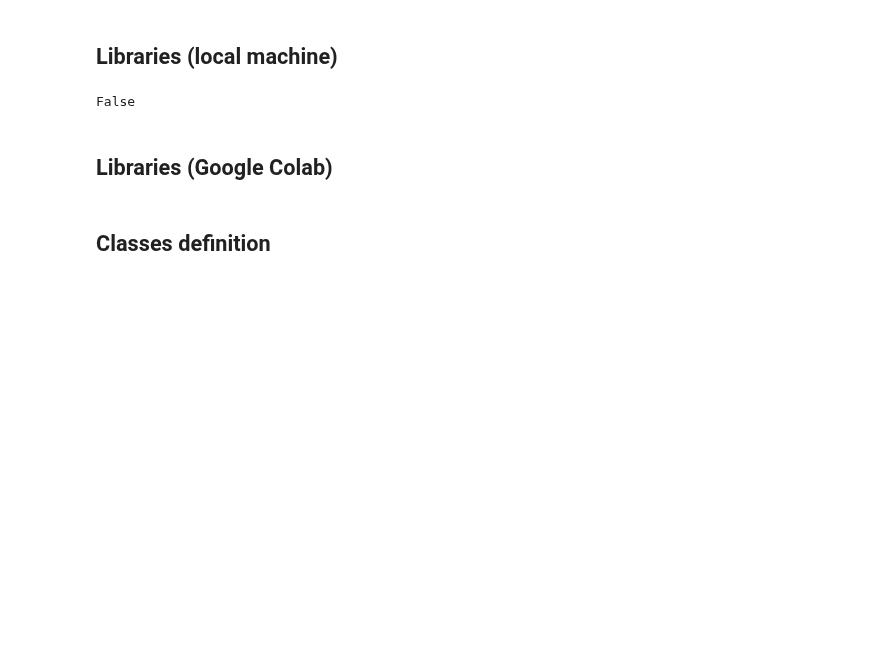
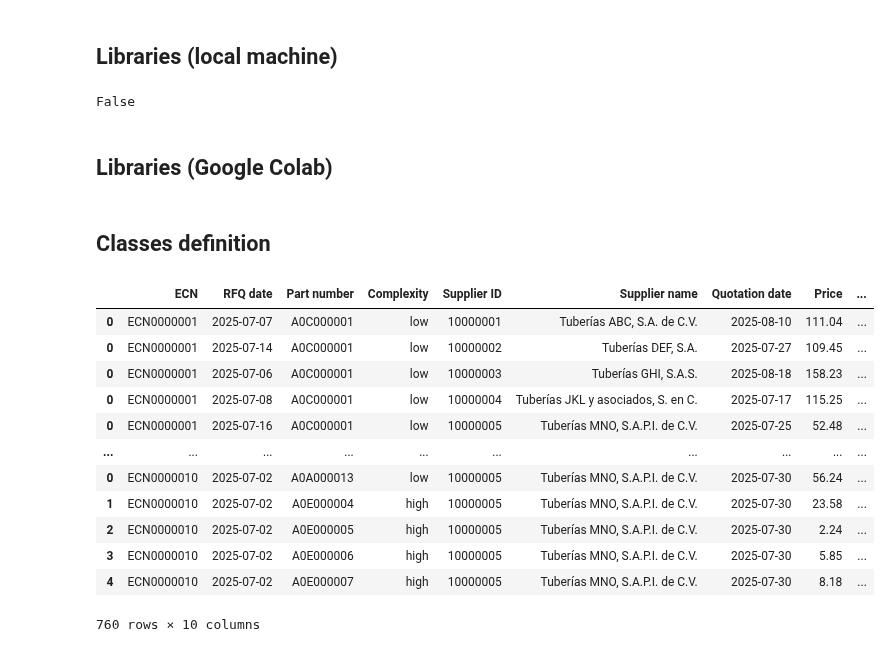
Before and after one commit to rubusarbaro/supplier-selection_fuzzy-logic_thesis, a Jupyter notebook: Simulation.ipynb, the cells around one changed output. Drawn from its saved outputs; the diff is of its cells as text; code cells hidden in the pictures; blank space fills up the shorter version.

```diff
--- a/Simulation.ipynb
+++ b/Simulation.ipynb
@@ -154,6 +186,21 @@ class Environment:
   def __init__(self):
     self.suppliers = []
     self.ecns = []
+    self.ecn_tracker = {
+            "ECN": [],
+            "RFQ date": [],
+            "Part number": [],
+            "Complexity": [],
+            "Supplier ID": [],
+            "Supplier name": [],
+            "Quotation date": [],
+            "Price": [],
+            "Lead time": [],
+            "ETA": [],
+            "Delivery date": [],
+            "Quotation time": [],
+            "OTD": []
+        }
     self.part_kinds = {
         "A": {
             "average": float(getenv("AVG_A_PART_KIND", 0)),
@@ -202,6 +249,10 @@ class Environment:
   def add_supplier(self, supplier: Supplier):
     self.suppliers.append(supplier)
 
+  def add_suppliers(self, suppliers: list[Supplier]):
+    for supplier in suppliers:
+      self.add_supplier(supplier)
+
   def gen_ecn(self, qty: int):
     for i in range(qty):
       ecn_part_numbers = []
@@ -223,21 +274,42 @@ class Environment:
       ecn_number = len(self.ecns) + 1
       self.ecns.append(ECN(ecn_id=f"ECN{str(ecn_number).zfill(7)}", pn_list=ecn_part_numbers))
 
-  def gen_initial_df(self, ecn_qty: int):
+  def gen_initial_quotation_df(self, ecn_qty: int):
     self.gen_ecn(ecn_qty)
 
-    df = pd.DataFrame(data=None, columns=["ECN", "Part number", "Complexity", "Supplier ID", "Supplier name", "Price", "Lead time"])
+    df = pd.DataFrame(data=None, columns=["ECN", "RFQ date", "Part number", "Complexity", "Supplier ID", "Supplier name", "Quotation date", "Price", "Lead time", "Quotation time"])
 
     for ecn in self.ecns:
       for supplier in self.suppliers:
-        quotation_df = pd.DataFrame(supplier.quote(ecn))
-        pd.concat([df, quotation_df])
+        supplier.quote(ecn)
+        for quotation in supplier.quotations:
+          df = pd.concat([df, pd.DataFrame(data=quotation.price_list)])
 
     return df
 # %%
 env = Environment()
-env.gen_ecn(10)
 
-for ecn in env.ecns:
-    for item in ecn.items:
-        print(item)
+supplier_1 = Supplier(id="10000001", name="Tuberías ABC, S.A. de C.V.", price_profile="regular", quotation_profile="high", sample_delivery_punctuality_profile="regular")
+supplier_2 = Supplier(id="10000002", name="Tuberías DEF, S.A.", price_profile="regular", quotation_profile="regular", sample_delivery_punctuality_profile="regular")
+supplier_3 = Supplier(id="10000003", name="Tuberías GHI, S.A.S.", price_profile="high", quotation_profile="low", sample_delivery_punctuality_profile="regular")
+supplier_4 = Supplier(id="10000004", name="Tuberías JKL y asociados, S. en C.", price_profile="high", quotation_profile="low", sample_delivery_punctuality_profile="low")
+supplier_5 = Supplier(id="10000005", name="Tuberías MNO, S.A.P.I. de C.V.", price_profile="low", quotation_profile="low", sample_delivery_punctuality_profile="high")
+
+env.add_suppliers([supplier_1, supplier_2, supplier_3, supplier_4, supplier_5])
+# %%
+df = env.gen_initial_quotation_df(10)
+df
+# %% [output]
+|  | ECN | RFQ date | Part number | Complexity | Supplier ID | Supplier name | Quotation date | Price | ... |
+| 0 | ECN0000001 | 2025-07-07 | A0C000001 | low | 10000001 | Tuberías ABC, S.A. de C.V. | 2025-08-10 | 111.04 | ... |
+| 0 | ECN0000001 | 2025-07-14 | A0C000001 | low | 10000002 | Tuberías DEF, S.A. | 2025-07-27 | 109.45 | ... |
+| 0 | ECN0000001 | 2025-07-06 | A0C000001 | low | 10000003 | Tuberías GHI, S.A.S. | 2025-08-18 | 158.23 | ... |
+| 0 | ECN0000001 | 2025-07-08 | A0C000001 | low | 10000004 | Tuberías JKL y asociados, S. en C. | 2025-07-17 | 115.25 | ... |
+| 0 | ECN0000001 | 2025-07-16 | A0C000001 | low | 10000005 | Tuberías MNO, S.A.P.I. de C.V. | 2025-07-25 | 52.48 | ... |
+| ... | ... | ... | ... | ... | ... | ... | ... | ... | ... |
+| 0 | ECN0000010 | 2025-07-02 | A0A000013 | low | 10000005 | Tuberías MNO, S.A.P.I. de C.V. | 2025-07-30 | 56.24 | ... |
+| 1 | ECN0000010 | 2025-07-02 | A0E000004 | high | 10000005 | Tuberías MNO, S.A.P.I. de C.V. | 2025-07-30 | 23.58 | ... |
+| 2 | ECN0000010 | 2025-07-02 | A0E000005 | high | 10000005 | Tuberías MNO, S.A.P.I. de C.V. | 2025-07-30 | 2.24 | ... |
+| 3 | ECN0000010 | 2025-07-02 | A0E000006 | high | 10000005 | Tuberías MNO, S.A.P.I. de C.V. | 2025-07-30 | 5.85 | ... |
+| 4 | ECN0000010 | 2025-07-02 | A0E000007 | high | 10000005 | Tuberías MNO, S.A.P.I. de C.V. | 2025-07-30 | 8.18 | ... |
+760 rows × 10 columns
```
Also changed, not shown: parts of 3 cells of this notebook.
